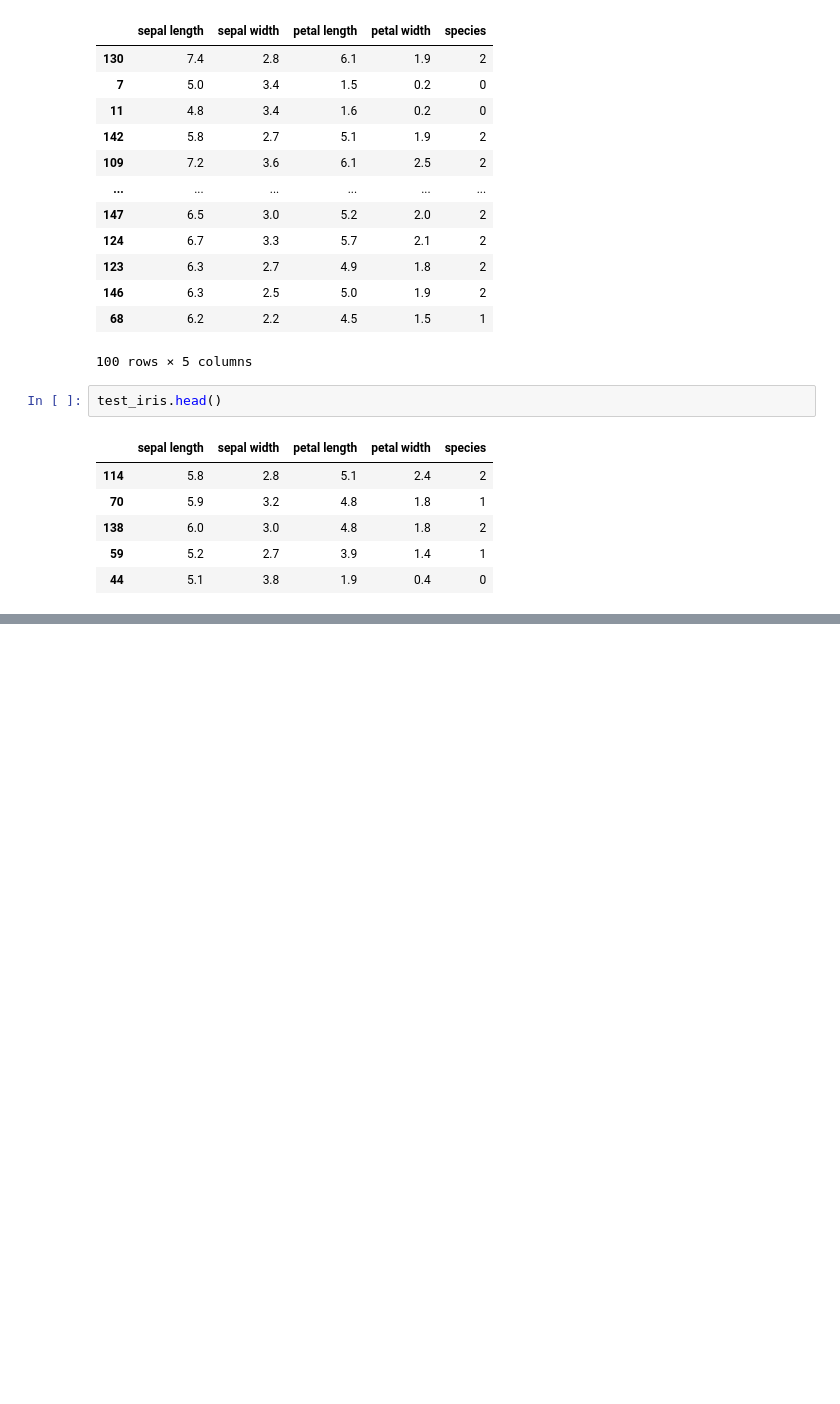
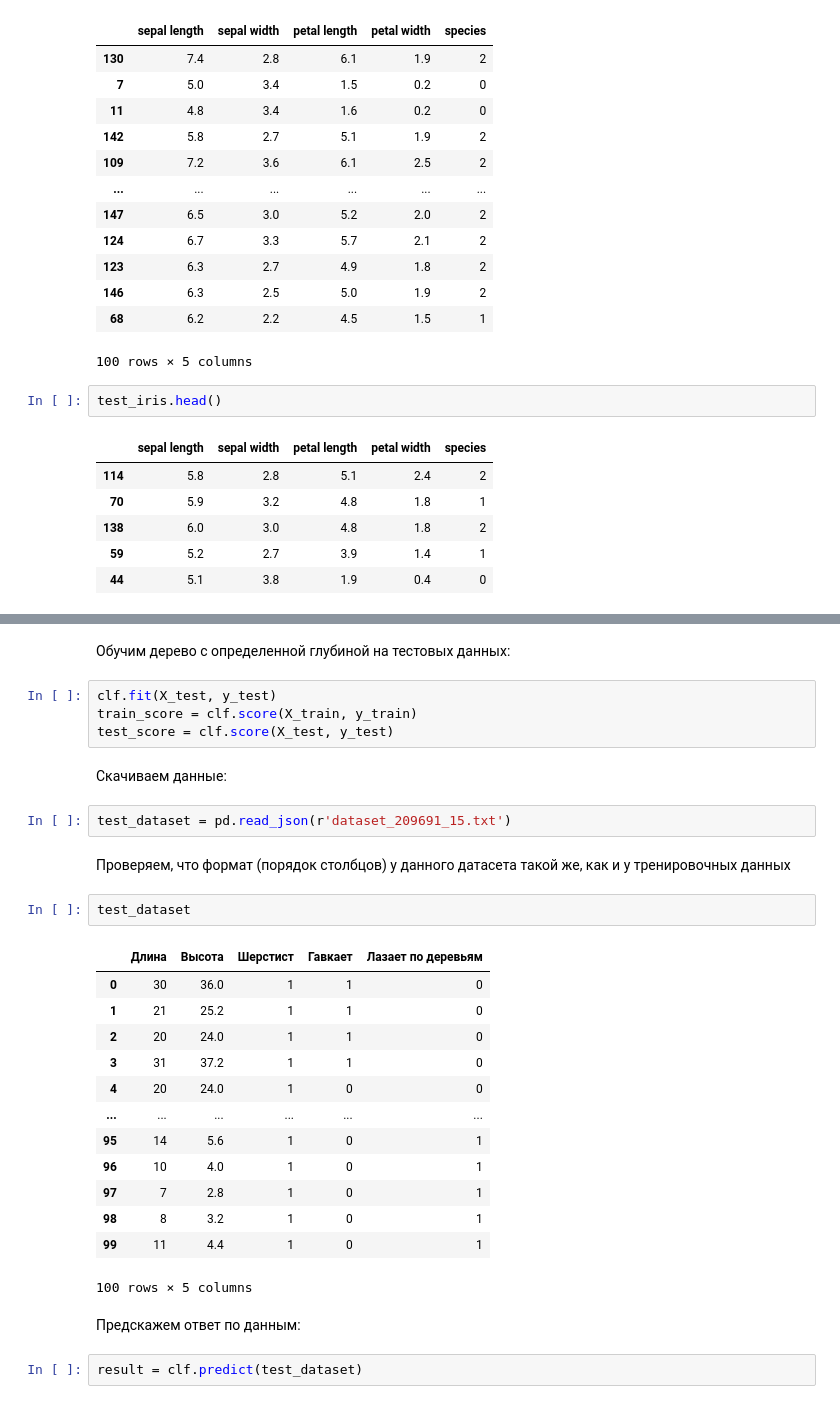
Before and after one commit to Accolyte42/Carpov_ML, a Jupyter notebook: Carpov_notes.ipynb, the cells around one changed output, grey strips where cells are left out. Drawn from its saved outputs; the diff is of its cells as text; blank space fills up the shorter version.

```diff
--- a/Carpov_notes.ipynb
+++ b/Carpov_notes.ipynb
@@ -2574,0 +2686,32 @@ sns.lineplot(x='max_depth', y='score', hue='set_type', data=score_data_long)
+# %% [markdown]
+Обучим дерево с определенной глубиной на тестовых данных:
+# %%
+clf.fit(X_test, y_test)
+train_score = clf.score(X_train, y_train)
+test_score = clf.score(X_test, y_test)
+# %% [markdown]
+Скачиваем данные:
+# %%
+test_dataset = pd.read_json(r'dataset_209691_15.txt')
+# %% [markdown]
+Проверяем, что формат (порядок столбцов) у данного датасета такой же, как и у тренировочных данных
+# %%
+test_dataset
+# %% [output]
+|  | Длина | Высота | Шерстист | Гавкает | Лазает по деревьям |
+| 0 | 30 | 36.0 | 1 | 1 | 0 |
+| 1 | 21 | 25.2 | 1 | 1 | 0 |
+| 2 | 20 | 24.0 | 1 | 1 | 0 |
+| 3 | 31 | 37.2 | 1 | 1 | 0 |
+| 4 | 20 | 24.0 | 1 | 0 | 0 |
+| ... | ... | ... | ... | ... | ... |
+| 95 | 14 | 5.6 | 1 | 0 | 1 |
+| 96 | 10 | 4.0 | 1 | 0 | 1 |
+| 97 | 7 | 2.8 | 1 | 0 | 1 |
+| 98 | 8 | 3.2 | 1 | 0 | 1 |
+| 99 | 11 | 4.4 | 1 | 0 | 1 |
+100 rows × 5 columns
+# %% [markdown]
+Предскажем ответ по данным:
+# %%
+result = clf.predict(test_dataset)
```
Also changed, not shown: parts of 48 cells of this notebook, 1 other file.
